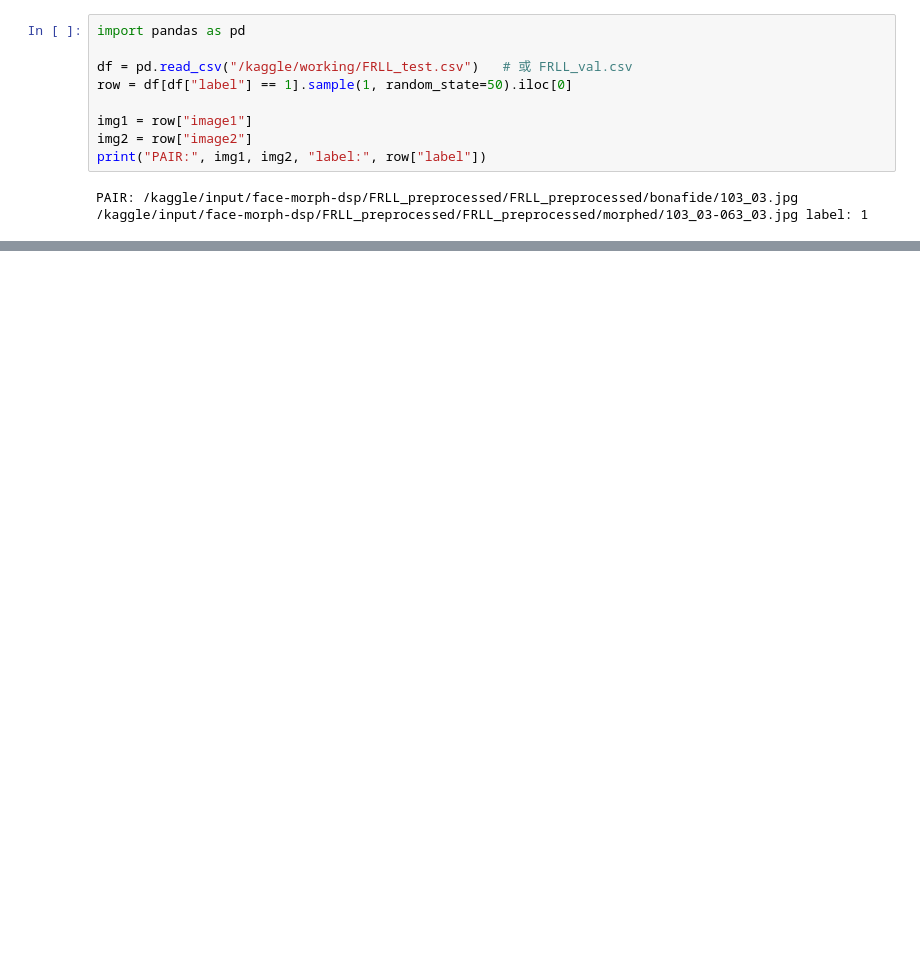
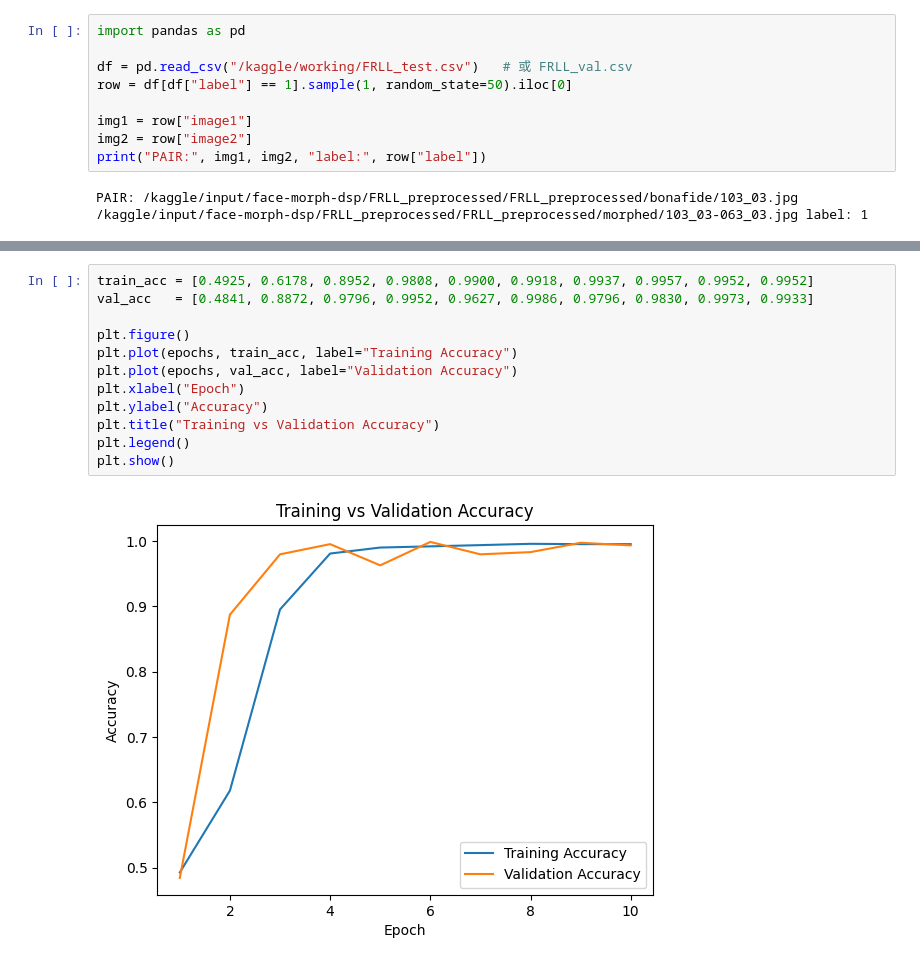
Before and after one commit to yicikek/FYP, a Jupyter notebook: D-MAD/d-madv2.ipynb, the cells around one changed output, grey strips where cells are left out. Cells and saved outputs as stored; diff of their text form; blank space fills up the shorter version.

```diff
--- a/D-MAD/d-madv2.ipynb
+++ b/D-MAD/d-madv2.ipynb
@@ -1241,0 +1293,14 @@ cos: -0.8642787933349609 pred: MORPH
+# %%
+train_acc = [0.4925, 0.6178, 0.8952, 0.9808, 0.9900, 0.9918, 0.9937, 0.9957, 0.9952, 0.9952]
+val_acc   = [0.4841, 0.8872, 0.9796, 0.9952, 0.9627, 0.9986, 0.9796, 0.9830, 0.9973, 0.9933]
+
+plt.figure()
+plt.plot(epochs, train_acc, label="Training Accuracy")
+plt.plot(epochs, val_acc, label="Validation Accuracy")
+plt.xlabel("Epoch")
+plt.ylabel("Accuracy")
+plt.title("Training vs Validation Accuracy")
+plt.legend()
+plt.show()
+# %% [output]
+[figure, added]
```
Also changed, not shown: parts of 10 cells of this notebook.
